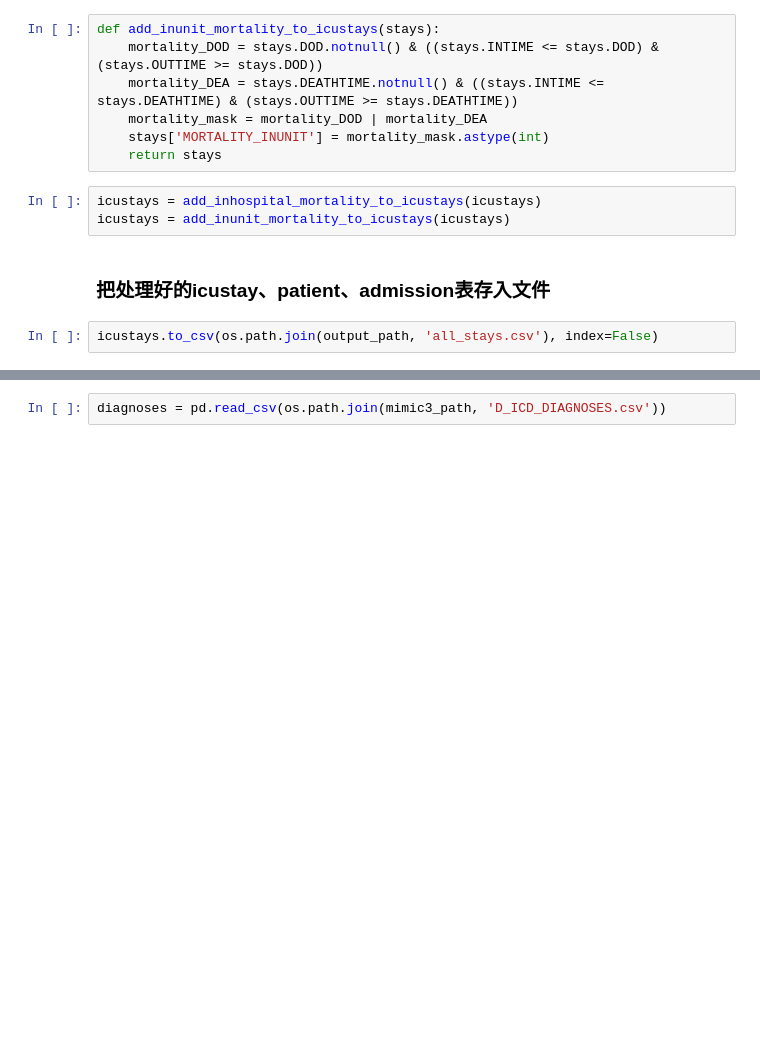
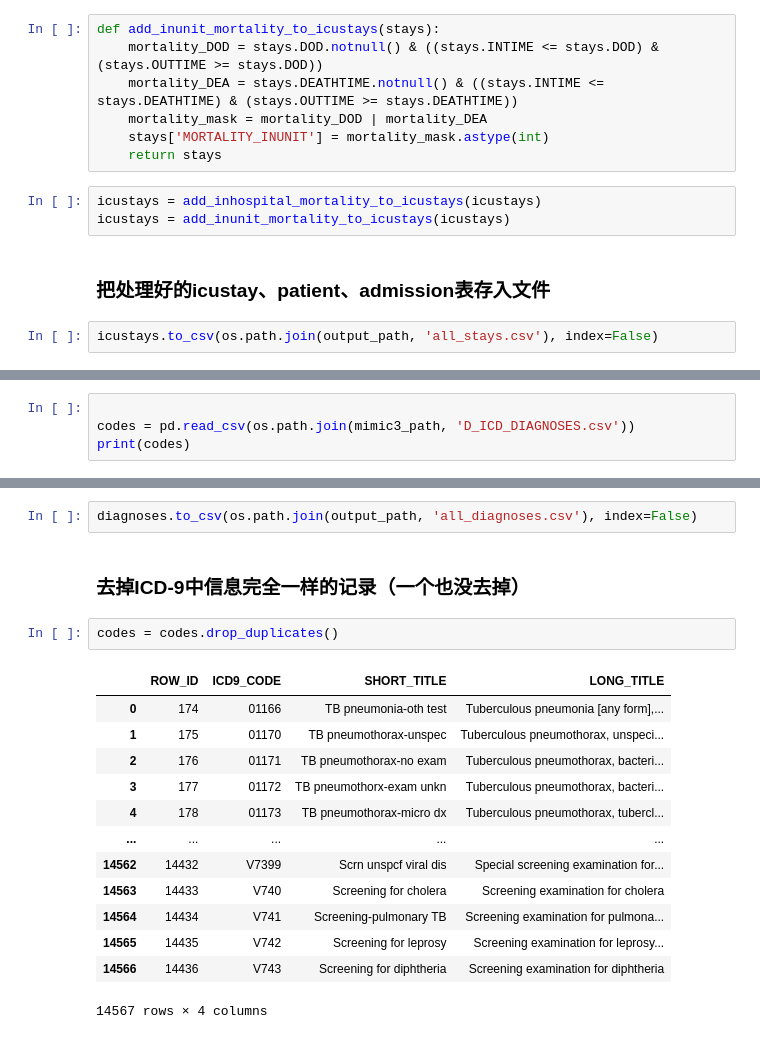
Before and after one commit to LandAndLand/mimic3-benchmarks, a Jupyter notebook: mimic3benchmark/scripts/preprocess.ipynb, the cells around one changed output, grey strips where cells are left out. Drawn from its saved outputs; the diff is of its cells as text; blank space fills up the shorter version.

```diff
--- a/mimic3benchmark/scripts/preprocess.ipynb
+++ b/mimic3benchmark/scripts/preprocess.ipynb
@@ -283,0 +290,4 @@ icustays.to_csv(os.path.join(output_path, 'all_stays.csv'), index=False)
+# %%
+
+codes = pd.read_csv(os.path.join(mimic3_path, 'D_ICD_DIAGNOSES.csv'))
+print(codes)
@@ -286,2 +367,20 @@ icustays.to_csv(os.path.join(output_path, 'all_stays.csv'), index=False)
 # %%
-diagnoses = pd.read_csv(os.path.join(mimic3_path, 'D_ICD_DIAGNOSES.csv'))
+diagnoses.to_csv(os.path.join(output_path, 'all_diagnoses.csv'), index=False)
+# %% [markdown]
+### 去掉ICD-9中信息完全一样的记录（一个也没去掉）
+# %%
+codes = codes.drop_duplicates()
+# %% [output]
+|  | ROW_ID | ICD9_CODE | SHORT_TITLE | LONG_TITLE |
+| 0 | 174 | 01166 | TB pneumonia-oth test | Tuberculous pneumonia [any form],... |
+| 1 | 175 | 01170 | TB pneumothorax-unspec | Tuberculous pneumothorax, unspeci... |
+| 2 | 176 | 01171 | TB pneumothorax-no exam | Tuberculous pneumothorax, bacteri... |
+| 3 | 177 | 01172 | TB pneumothorx-exam unkn | Tuberculous pneumothorax, bacteri... |
+| 4 | 178 | 01173 | TB pneumothorax-micro dx | Tuberculous pneumothorax, tubercl... |
+| ... | ... | ... | ... | ... |
+| 14562 | 14432 | V7399 | Scrn unspcf viral dis | Special screening examination for... |
+| 14563 | 14433 | V740 | Screening for cholera | Screening examination for cholera |
+| 14564 | 14434 | V741 | Screening-pulmonary TB | Screening examination for pulmona... |
+| 14565 | 14435 | V742 | Screening for leprosy | Screening examination for leprosy... |
+| 14566 | 14436 | V743 | Screening for diphtheria | Screening examination for diphtheria |
+14567 rows × 4 columns
```
Also changed, not shown: parts of 26 cells of this notebook, 1 other file.
